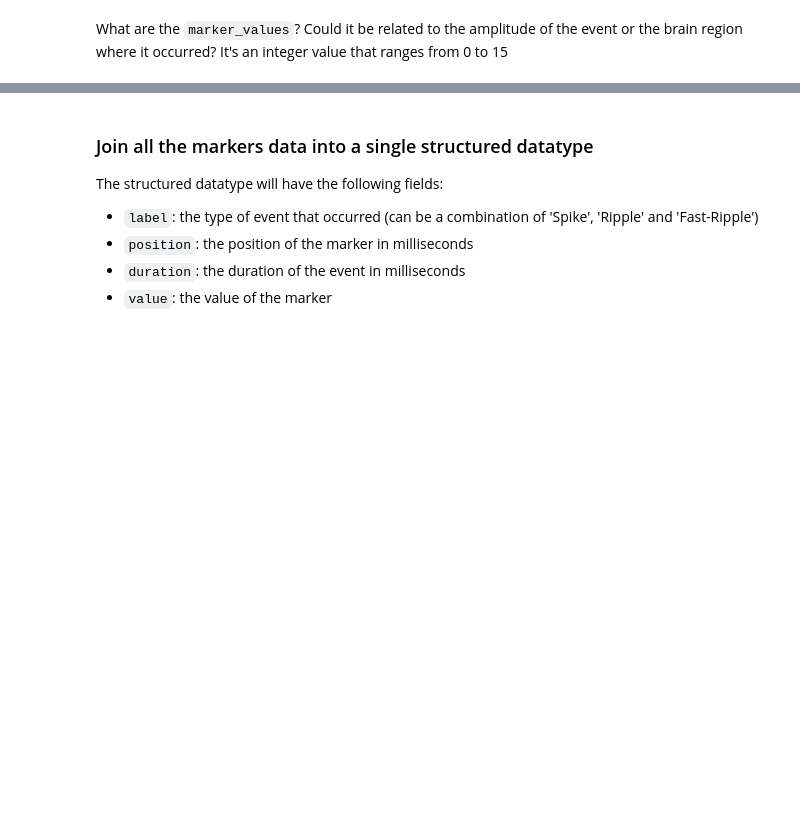
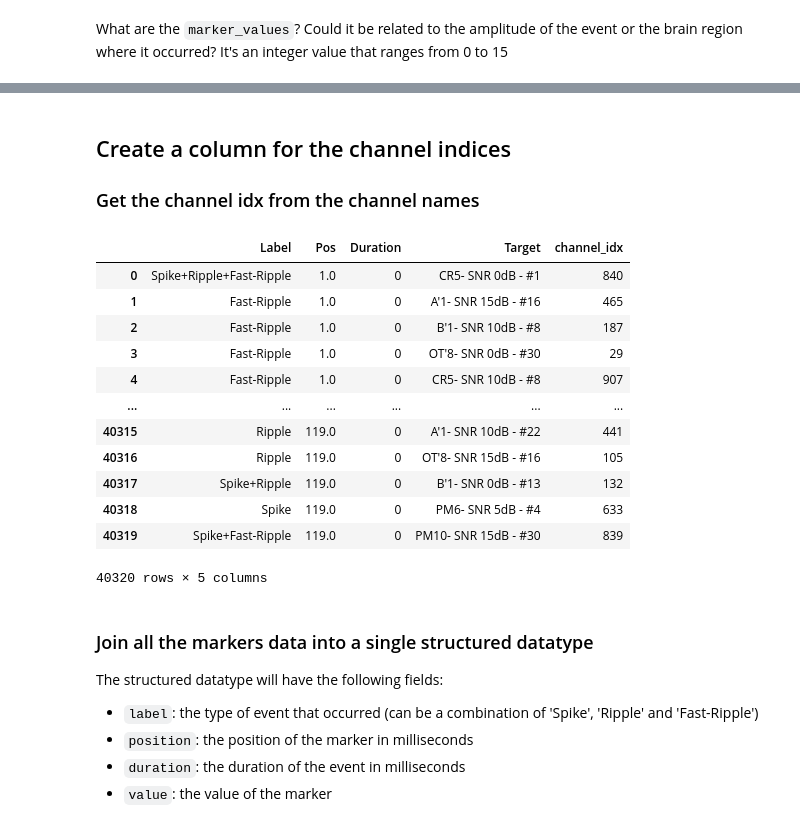
Before and after one commit to monkin77/thesis-lava, a Jupyter notebook: src/seeg_data/synthetic/process.ipynb, the cells around one changed output, grey strips where cells are left out. Cells and saved outputs as stored; diff of their text form; code cells hidden in the pictures; blank space fills up the shorter version.

Commit message:
Add: Processing markers

```diff
--- a/src/seeg_data/synthetic/process.ipynb
+++ b/src/seeg_data/synthetic/process.ipynb
@@ -93,0 +96,9 @@ For each group, **the 120 electrodes are divided into 4 subgroups of 30 electrod
+# %%
+channel_idx_map = {}
+
+for idx in range(num_channels):
+    # print(f"Channel {idx}: {data['channels'][0][idx][0]}")
+    channel_idx_map[data['channels'][0][idx][0]] = idx
+
+
+print("channel_idx_map: ", channel_idx_map)
@@ -176,0 +192,12 @@ What are the `marker_values`? Could it be related to the amplitude of the event
+# %%
+# Read csv file
+import pandas as pd
+
+markers_csv = pd.read_csv('simulated_markers.csv')
+
+# print(markers_csv)
+
+# Remove marker column
+markers_csv = markers_csv.drop(columns=['Value'])
+
+print(markers_csv)
@@ -177,3 +219,24 @@ What are the `marker_values`? Could it be related to the amplitude of the event
+# %% [markdown]
+## Create a column for the channel indices
+### Get the channel idx from the channel names
+# %%
+markers_csv['channel_idx'] = markers_csv['Target'].map(channel_idx_map)
+
+markers_csv
+# %% [output]
+|  | Label | Pos | Duration | Target | channel_idx |
+| 0 | Spike+Ripple+Fast-Ripple | 1.0 | 0 | CR5- SNR 0dB - #1 | 840 |
+| 1 | Fast-Ripple | 1.0 | 0 | A'1- SNR 15dB - #16 | 465 |
+| 2 | Fast-Ripple | 1.0 | 0 | B'1- SNR 10dB - #8 | 187 |
+| 3 | Fast-Ripple | 1.0 | 0 | OT'8- SNR 0dB - #30 | 29 |
+| 4 | Fast-Ripple | 1.0 | 0 | CR5- SNR 10dB - #8 | 907 |
+| ... | ... | ... | ... | ... | ... |
+| 40315 | Ripple | 119.0 | 0 | A'1- SNR 10dB - #22 | 441 |
+| 40316 | Ripple | 119.0 | 0 | OT'8- SNR 15dB - #16 | 105 |
+| 40317 | Spike+Ripple | 119.0 | 0 | B'1- SNR 0dB - #13 | 132 |
+| 40318 | Spike | 119.0 | 0 | PM6- SNR 5dB - #4 | 633 |
+| 40319 | Spike+Fast-Ripple | 119.0 | 0 | PM10- SNR 15dB - #30 | 839 |
+40320 rows × 5 columns
 # %% [markdown]
 ### Join all the markers data into a single structured datatype
 
```
Also changed, not shown: parts of 5 cells of this notebook, 3 other files.
